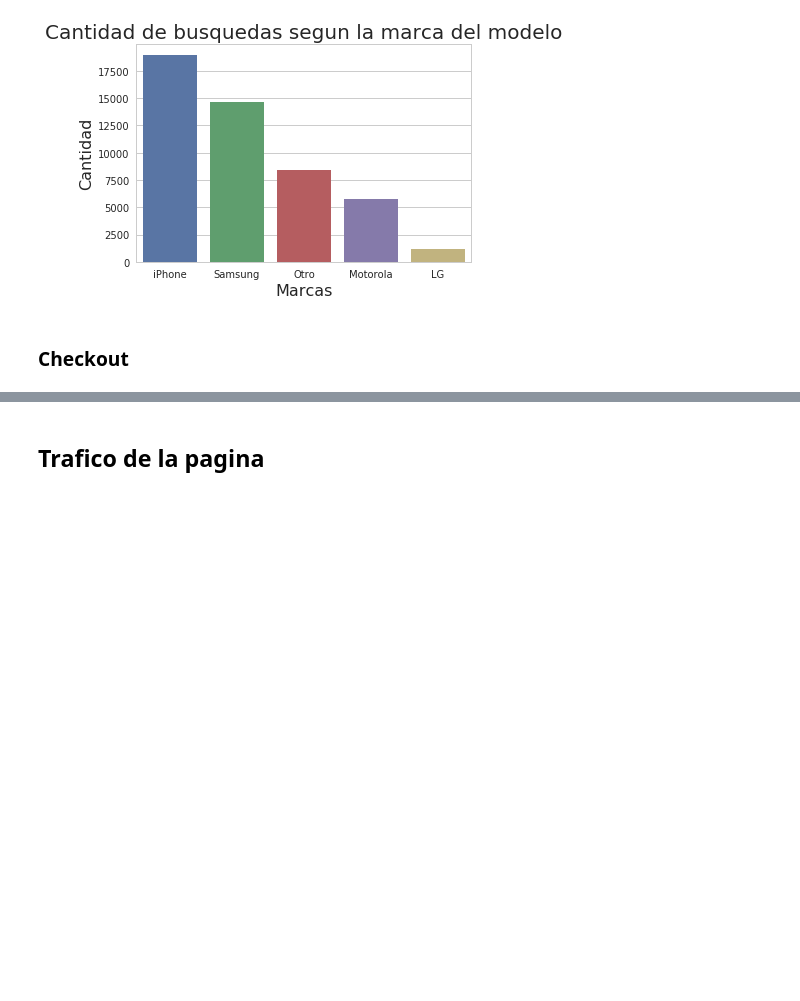
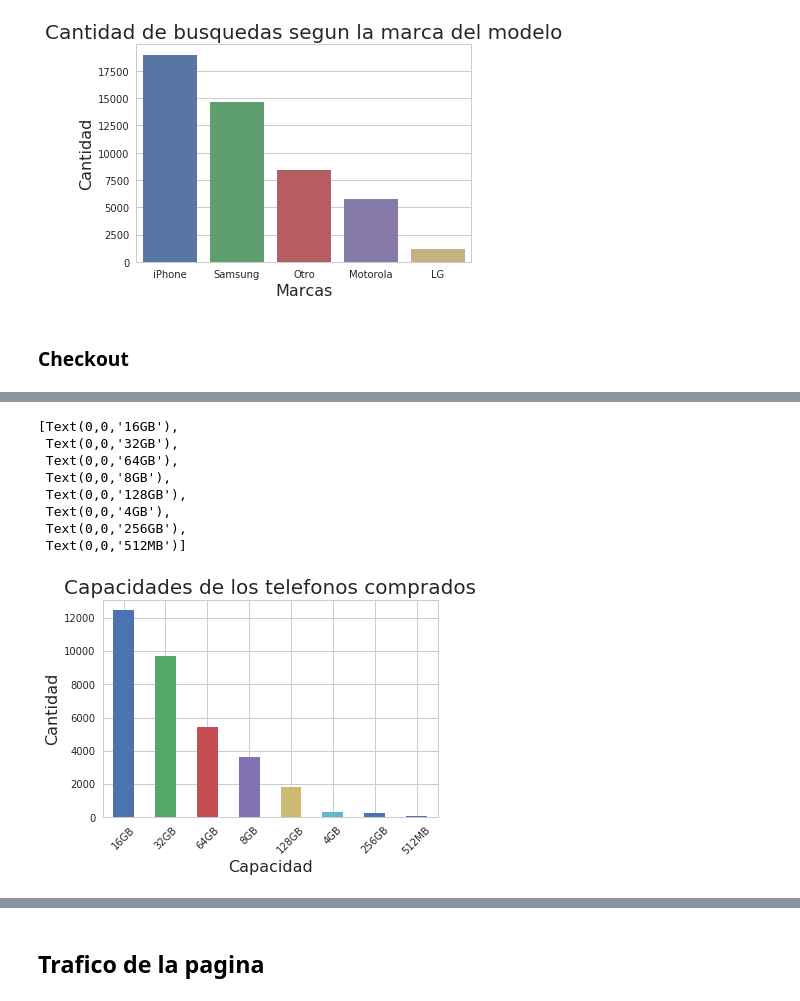
Before and after one commit to jowisaidman/tp1_analisis_exploratorio, a Jupyter notebook: AnalisisExploratorio.ipynb, the cells around one changed output, grey strips where cells are left out. Drawn from its saved outputs; the diff is of its cells as text; code cells hidden in the pictures; blank space fills up the shorter version.

Commit message:
agrego analisis incial sobre el evento de checkout

```diff
--- a/AnalisisExploratorio.ipynb
+++ b/AnalisisExploratorio.ipynb
@@ -197,3 +197,7 @@ Text(0,0.5,'Cantidad')
 [figure]
 # %% [markdown]
 ### Checkout
+# %%
+checkout = events[events['event'] == 'checkout']
+checkout = checkout[['timestamp', 'person','model','condition','storage','color']]
+checkout.head()
@@ -199,0 +211,16 @@ Text(0,0.5,'Cantidad')
+# %%
+g = checkout['storage'].value_counts().plot(kind = 'bar')
+g.set_title('Capacidades de los telefonos comprados',fontsize = 20)
+g.set_xlabel('Capacidad',fontsize = 16)
+g.set_ylabel('Cantidad',fontsize = 16)
+g.set_xticklabels(g.get_xticklabels(), rotation = 45)
+# %% [output]
+[Text(0,0,'16GB'),
+ Text(0,0,'32GB'),
+ Text(0,0,'64GB'),
+ Text(0,0,'8GB'),
+ Text(0,0,'128GB'),
+ Text(0,0,'4GB'),
+ Text(0,0,'256GB'),
+ Text(0,0,'512MB')]
+[figure, added]
```
Also changed, not shown: parts of 5 cells of this notebook.
